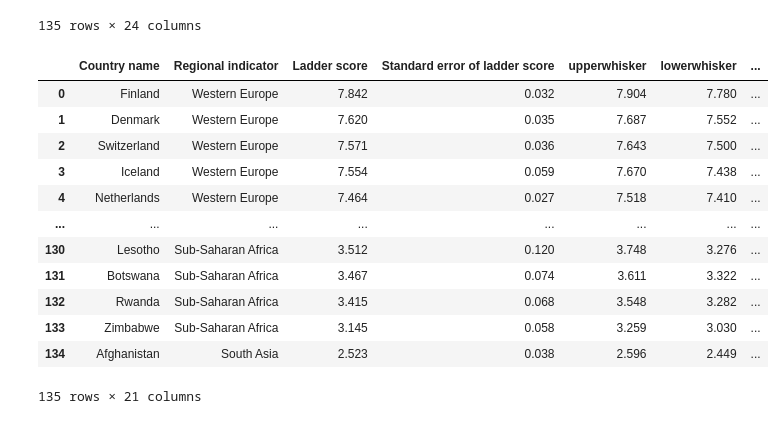
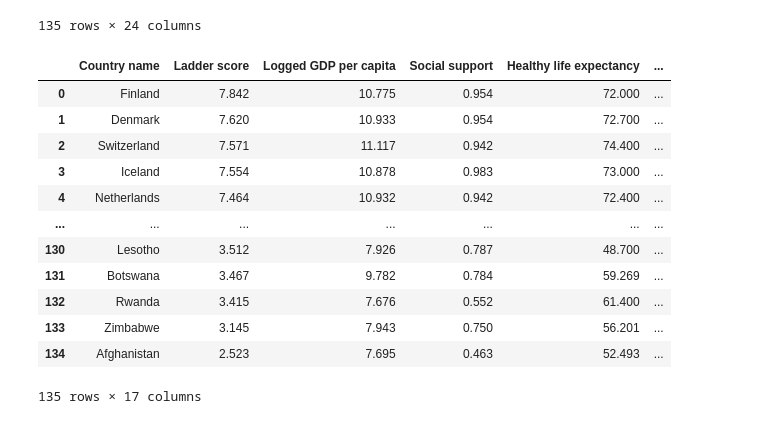
Before and after one commit to JPMCHONE1/Project2, a Jupyter notebook: WH+ISO.ipynb, the cells around one changed output. Drawn from its saved outputs; the diff is of its cells as text; code cells hidden in the pictures.

```diff
--- a/WH+ISO.ipynb
+++ b/WH+ISO.ipynb
@@ -59,19 +66,19 @@ Happiness_ISO
 # %%
 #Dropping the 2 code, ISO#, & numberic codes since those aren't needed to combine with our data
 
-Happiness_ISO.drop(['Alpha-2 code', 'Numeric code','ISO 3166-2'], axis='columns', inplace=True)
+Happiness_ISO.drop(['Regional indicator','Alpha-2 code', 'Numeric code','ISO 3166-2','Standard error of ladder score','upperwhisker','lowerwhisker'], axis='columns', inplace=True)
 Happiness_ISO
 # %% [output]
-|  | Country name | Regional indicator | Ladder score | Standard error of ladder score | upperwhisker | lowerwhisker | ... |
-| 0 | Finland | Western Europe | 7.842 | 0.032 | 7.904 | 7.780 | ... |
-| 1 | Denmark | Western Europe | 7.620 | 0.035 | 7.687 | 7.552 | ... |
-| 2 | Switzerland | Western Europe | 7.571 | 0.036 | 7.643 | 7.500 | ... |
-| 3 | Iceland | Western Europe | 7.554 | 0.059 | 7.670 | 7.438 | ... |
-| 4 | Netherlands | Western Europe | 7.464 | 0.027 | 7.518 | 7.410 | ... |
-| ... | ... | ... | ... | ... | ... | ... | ... |
-| 130 | Lesotho | Sub-Saharan Africa | 3.512 | 0.120 | 3.748 | 3.276 | ... |
-| 131 | Botswana | Sub-Saharan Africa | 3.467 | 0.074 | 3.611 | 3.322 | ... |
-| 132 | Rwanda | Sub-Saharan Africa | 3.415 | 0.068 | 3.548 | 3.282 | ... |
-| 133 | Zimbabwe | Sub-Saharan Africa | 3.145 | 0.058 | 3.259 | 3.030 | ... |
-| 134 | Afghanistan | South Asia | 2.523 | 0.038 | 2.596 | 2.449 | ... |
+|  | Country name | Ladder score | Logged GDP per capita | Social support | Healthy life expectancy | ... |
+| 0 | Finland | 7.842 | 10.775 | 0.954 | 72.000 | ... |
+| 1 | Denmark | 7.620 | 10.933 | 0.954 | 72.700 | ... |
+| 2 | Switzerland | 7.571 | 11.117 | 0.942 | 74.400 | ... |
+| 3 | Iceland | 7.554 | 10.878 | 0.983 | 73.000 | ... |
+| 4 | Netherlands | 7.464 | 10.932 | 0.942 | 72.400 | ... |
+| ... | ... | ... | ... | ... | ... | ... |
+| 130 | Lesotho | 3.512 | 7.926 | 0.787 | 48.700 | ... |
+| 131 | Botswana | 3.467 | 9.782 | 0.784 | 59.269 | ... |
+| 132 | Rwanda | 3.415 | 7.676 | 0.552 | 61.400 | ... |
+| 133 | Zimbabwe | 3.145 | 7.943 | 0.750 | 56.201 | ... |
+| 134 | Afghanistan | 2.523 | 7.695 | 0.463 | 52.493 | ... |
-135 rows × 21 columns
+135 rows × 17 columns
```
Also changed, not shown: parts of 11 cells of this notebook, 2 other files.
